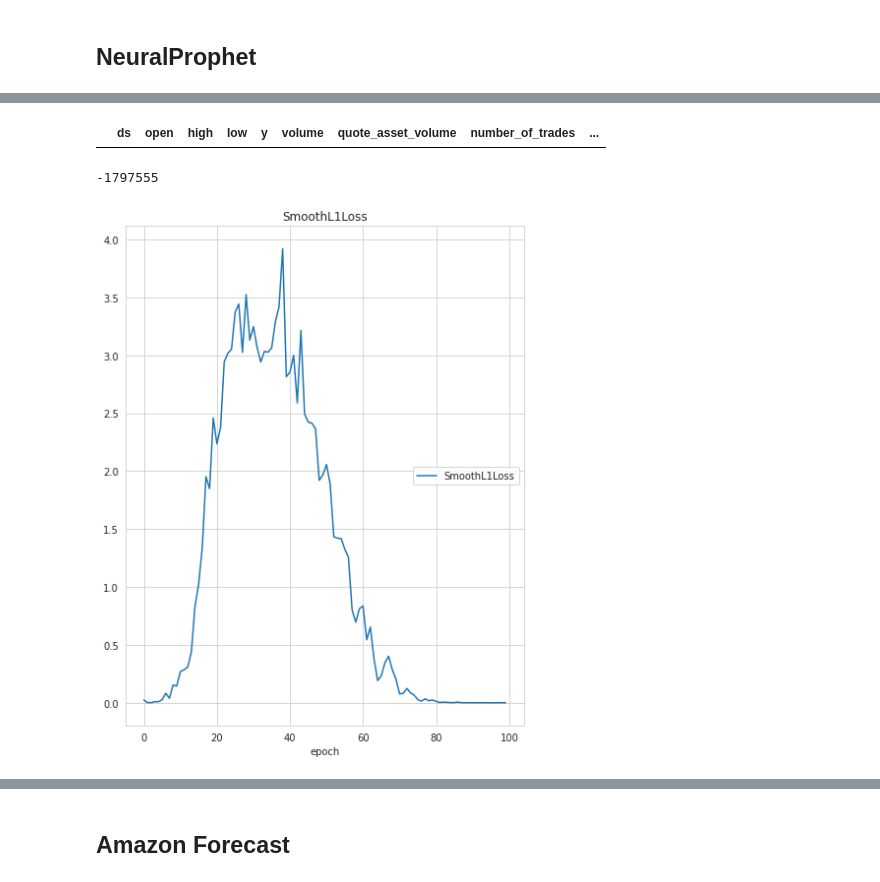
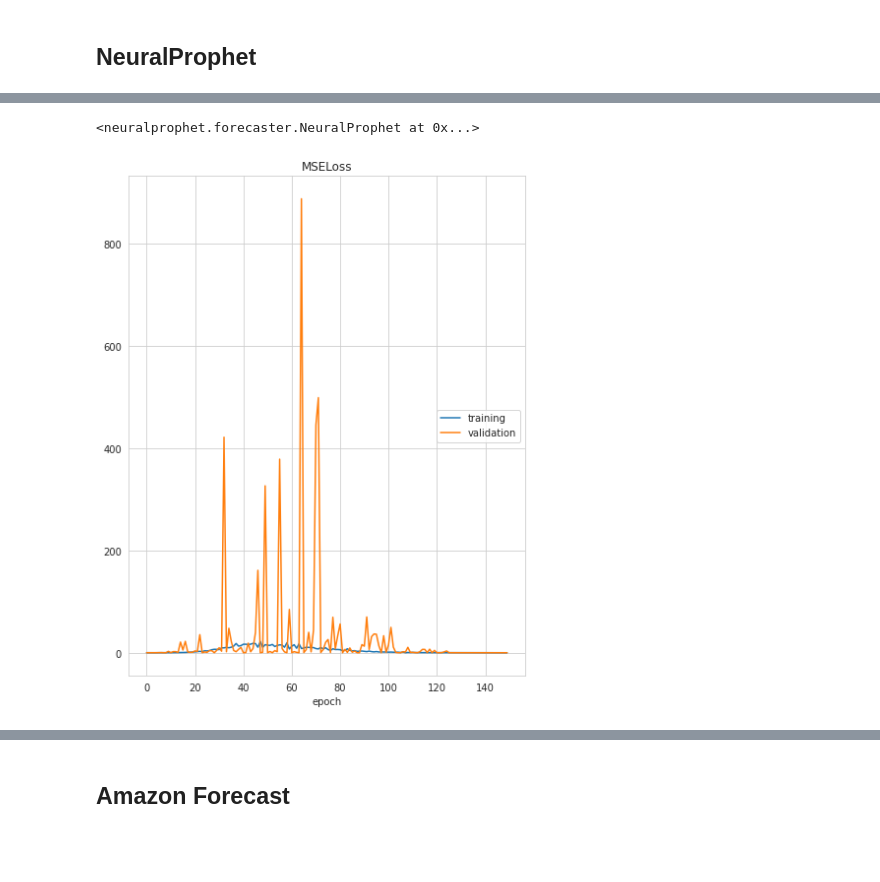
Before and after one commit to Jeffrey-shipping-it/Crypto-time-series, a Jupyter notebook: notebooks/modelling.ipynb, the cells around one changed output, grey strips where cells are left out. Cells and saved outputs as stored; diff of their text form; code cells hidden in the pictures; blank space fills up the shorter version.

Commit message:
Neural Prophet experimentation (1)

```diff
--- a/notebooks/modelling.ipynb
+++ b/notebooks/modelling.ipynb
@@ -74,4 +97,4 @@ plot_ts(BNB['close'], plot_ma=True, plot_intervals=True, window=30, figsize=(15,
 # %%
-def _downsample_binance_data(df, dt_col='open_time', freq='1H'):
-    return df.asfreq(freq)
+def _downsample_binance_data(df, features_config, dt_col='open_time', freq='1H'):
+    return df.resample(freq).agg(features_config).reset_index()
 # %%
@@ -145,7 +131,5 @@ data_dict_
 # %% [markdown]
 ## Data selection
-# %%
-BTC = BTC.query("open_time > '2020-10-01'")
 # %%
 ts_train, ts_test = split_train_test(BTC['close'], exog=None, test="2021-01-01", plot=True, figsize=(15,5))
 print("train:", len(ts_train), "obs  |  test:", len(ts_test), "obs")
@@ -642,17 +366,44 @@ df_new, num = add_missing_dates_nan(df, "1H")
 # %%
+df_new, num = add_missing_dates_nan(df, "1H")
+
 df_new.interpolate(method ='linear', limit_direction ='forward', inplace=True)
+
+
+
+df_new = df_new[['ds', 'y'] + features]
-# %%
-df_new[df_new.y.isna()]
-# %% [output]
-|  | ds | open | high | low | y | volume | quote_asset_volume | number_of_trades | ... |
-# %%
-num
-# %% [output]
--1797555
+# %%
+m = NeuralProphet(
+    n_forecasts=4*4,
+    n_lags=12*4,
+#   num_hidden_layers=1,
+    #batch_size=32,
+    epochs=150,
+    learning_rate=.6,
+    loss_func='MSE',
+   # train_speed=3,
+#     ar_sparsity=0.5,
+    yearly_seasonality=False,
+    weekly_seasonality=False,
+    daily_seasonality=False,
+    n_changepoints=30,
+    #trend_reg=1.00,
+    changepoints_range=1,
+    impute_missing=True,
+)
+
+for feature in features:
+    m = m.add_lagged_regressor(name=feature)
+
+m.highlight_nth_step_ahead_of_each_forecast(step_number=m.n_forecasts)
+# %% [output]
+<neuralprophet.forecaster.NeuralProphet at 0x...>
 # %%
-metrics = m.fit(df_new[['ds', 'y']]
-                , freq="1H"
-                , plot_live_loss=True)
+metrics = m.fit(df_new
+                , freq=frequency
+                , validate_each_epoch=True
+                , valid_p=0.15
+                , plot_live_loss=True
+               )
 # %% [output]
-[figure, old version]
+[figure, new version]
 # %%
```
Also changed, not shown: parts of 27 cells of this notebook.
